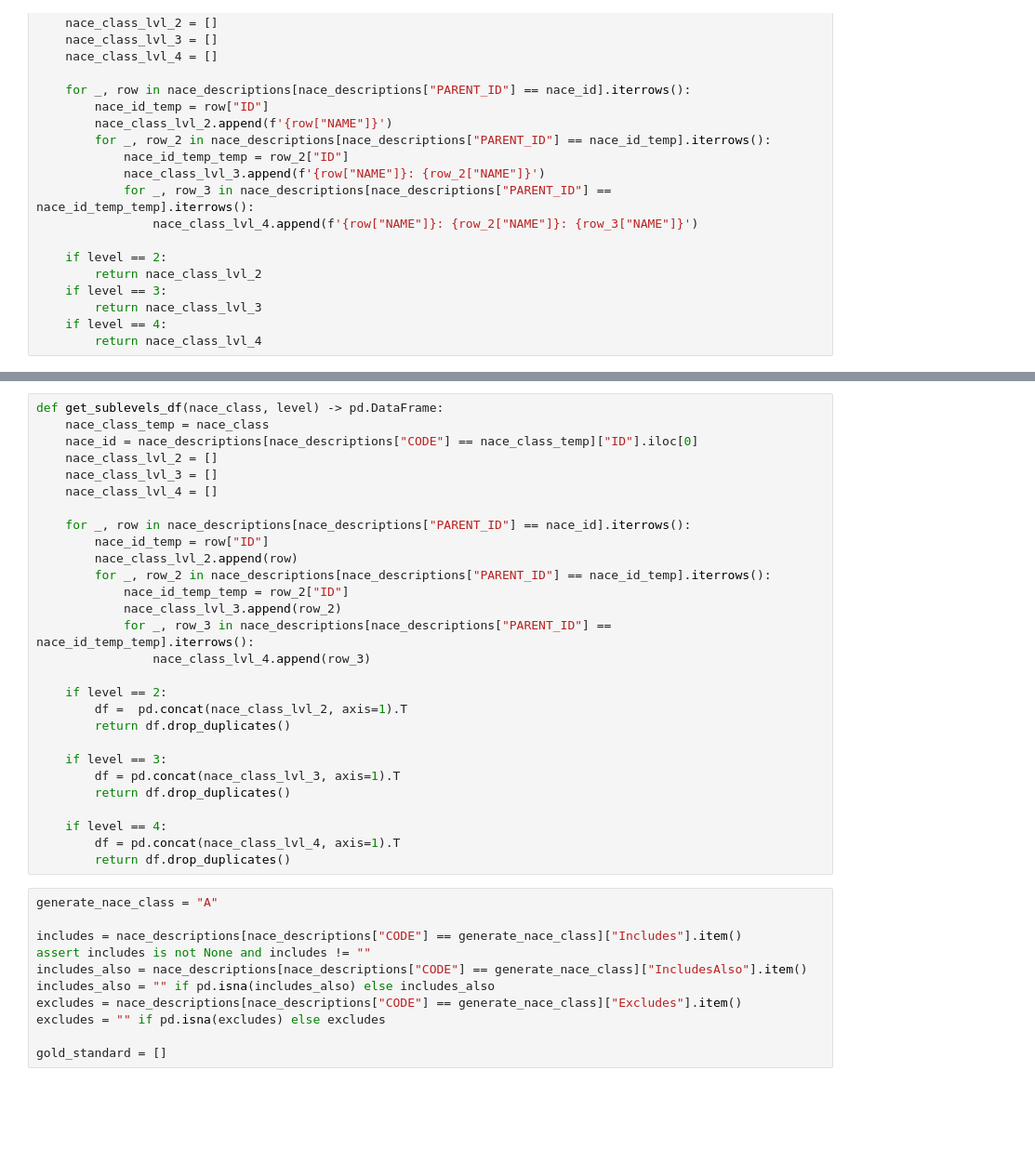
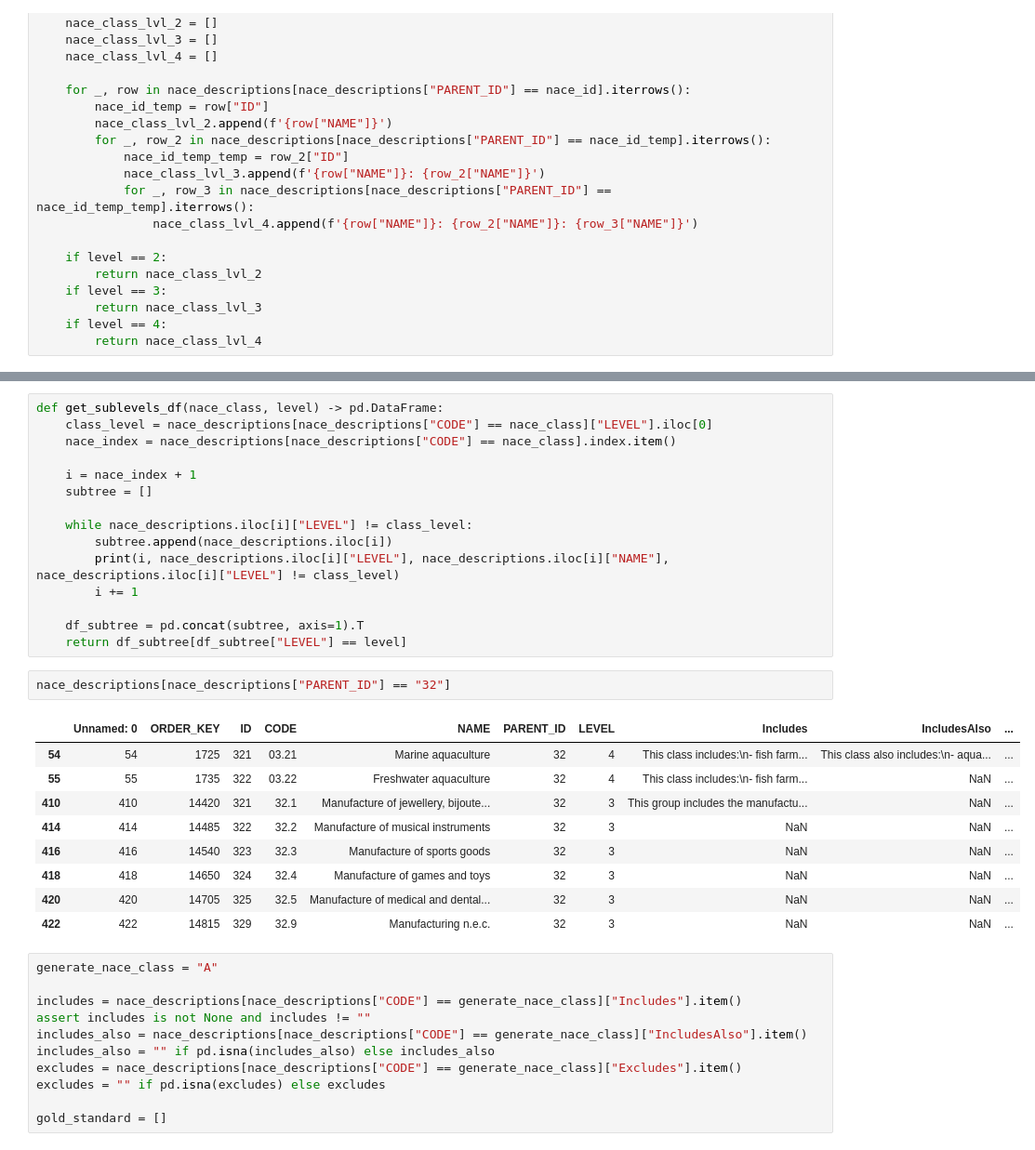
Before and after one commit to hendrikweichel/nace_report_topic_analysis, a Jupyter notebook: generate_synthetic_data/generate_synthetic_data_topics_level_4_old.ipynb, the cells around one changed output, grey strips where cells are left out. Shown at 93% size. Saved outputs shown, nothing was run; the diff lists cells and outputs as text; blank space fills up the shorter version.

```diff
--- a/generate_synthetic_data/generate_synthetic_data_topics_level_4_old.ipynb
+++ b/generate_synthetic_data/generate_synthetic_data_topics_level_4_old.ipynb
@@ -230,31 +247,30 @@ def get_sublevels(nace_class, level):
 # %%
 def get_sublevels_df(nace_class, level) -> pd.DataFrame:
-    nace_class_temp = nace_class
-    nace_id = nace_descriptions[nace_descriptions["CODE"] == nace_class_temp]["ID"].iloc[0]
-    nace_class_lvl_2 = []
-    nace_class_lvl_3 = []
-    nace_class_lvl_4 = []
+    class_level = nace_descriptions[nace_descriptions["CODE"] == nace_class]["LEVEL"].iloc[0]
+    nace_index = nace_descriptions[nace_descriptions["CODE"] == nace_class].index.item()
 
-    for _, row in nace_descriptions[nace_descriptions["PARENT_ID"] == nace_id].iterrows():
-        nace_id_temp = row["ID"]
-        nace_class_lvl_2.append(row)
-        for _, row_2 in nace_descriptions[nace_descriptions["PARENT_ID"] == nace_id_temp].iterrows():
-            nace_id_temp_temp = row_2["ID"]
-            nace_class_lvl_3.append(row_2)
-            for _, row_3 in nace_descriptions[nace_descriptions["PARENT_ID"] == nace_id_temp_temp].iterrows():
-                nace_class_lvl_4.append(row_3)
+    i = nace_index + 1
+    subtree = []
 
-    if level == 2:
-        df =  pd.concat(nace_class_lvl_2, axis=1).T
-        return df.drop_duplicates()
+    while nace_descriptions.iloc[i]["LEVEL"] != class_level:
+        subtree.append(nace_descriptions.iloc[i])
+        print(i, nace_descriptions.iloc[i]["LEVEL"], nace_descriptions.iloc[i]["NAME"], nace_descriptions.iloc[i]["LEVEL"] != class_level)
+        i += 1
 
-    if level == 3:
-        df = pd.concat(nace_class_lvl_3, axis=1).T
-        return df.drop_duplicates()
-
-    if level == 4:
-        df = pd.concat(nace_class_lvl_4, axis=1).T
-        return df.drop_duplicates()
+    df_subtree = pd.concat(subtree, axis=1).T
+    return df_subtree[df_subtree["LEVEL"] == level]
+# %%
+nace_descriptions[nace_descriptions["PARENT_ID"] == "32"]
+# %% [output]
+|  | Unnamed: 0 | ORDER_KEY | ID | CODE | NAME | PARENT_ID | LEVEL | Includes | IncludesAlso | ... |
+| 54 | 54 | 1725 | 321 | 03.21 | Marine aquaculture | 32 | 4 | This class includes:\n- fish farm... | This class also includes:\n- aqua... | ... |
+| 55 | 55 | 1735 | 322 | 03.22 | Freshwater aquaculture | 32 | 4 | This class includes:\n- fish farm... | NaN | ... |
+| 410 | 410 | 14420 | 321 | 32.1 | Manufacture of jewellery, bijoute... | 32 | 3 | This group includes the manufactu... | NaN | ... |
+| 414 | 414 | 14485 | 322 | 32.2 | Manufacture of musical instruments | 32 | 3 | NaN | NaN | ... |
+| 416 | 416 | 14540 | 323 | 32.3 | Manufacture of sports goods | 32 | 3 | NaN | NaN | ... |
+| 418 | 418 | 14650 | 324 | 32.4 | Manufacture of games and toys | 32 | 3 | NaN | NaN | ... |
+| 420 | 420 | 14705 | 325 | 32.5 | Manufacture of medical and dental... | 32 | 3 | NaN | NaN | ... |
+| 422 | 422 | 14815 | 329 | 32.9 | Manufacturing n.e.c. | 32 | 3 | NaN | NaN | ... |
 # %%
 generate_nace_class = "A"
 
```
Also changed, not shown: parts of 4 cells of this notebook, 9 other files.
